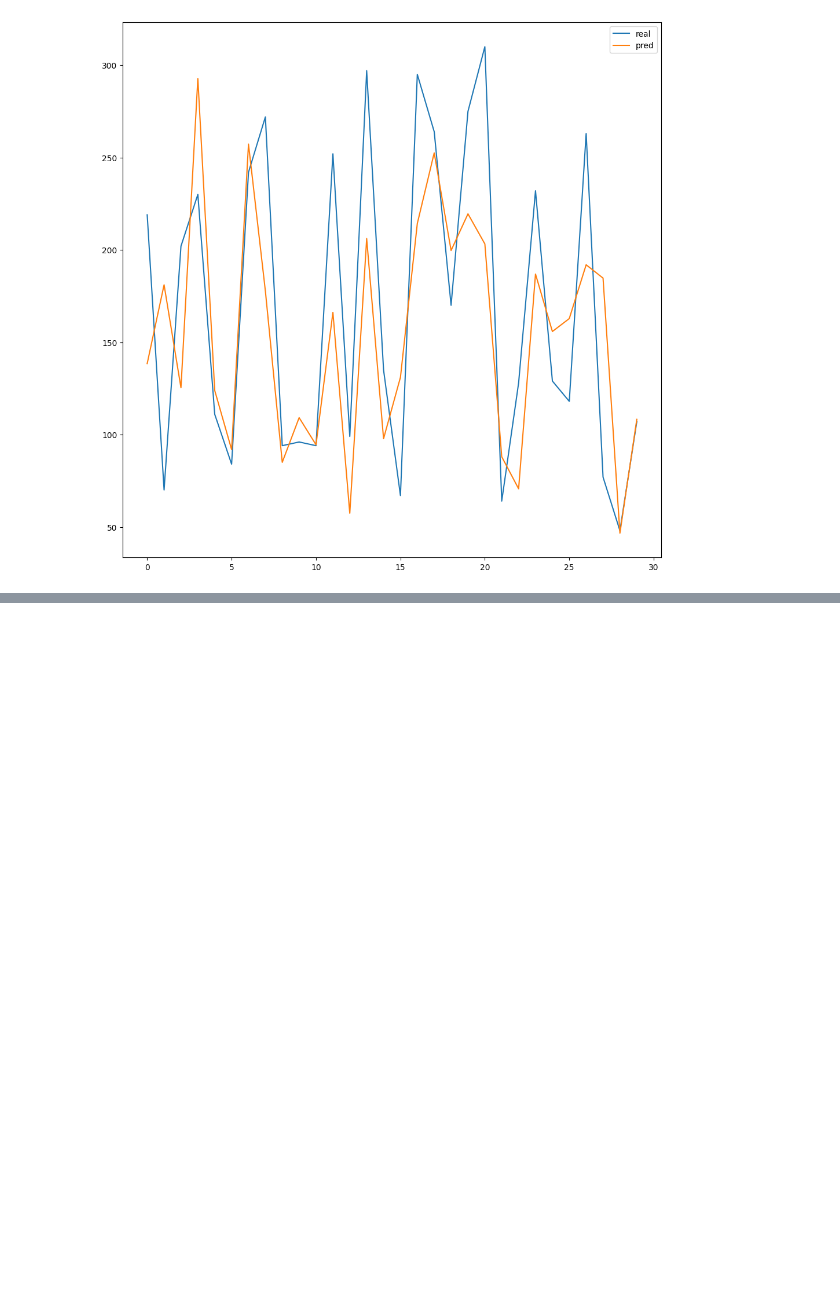
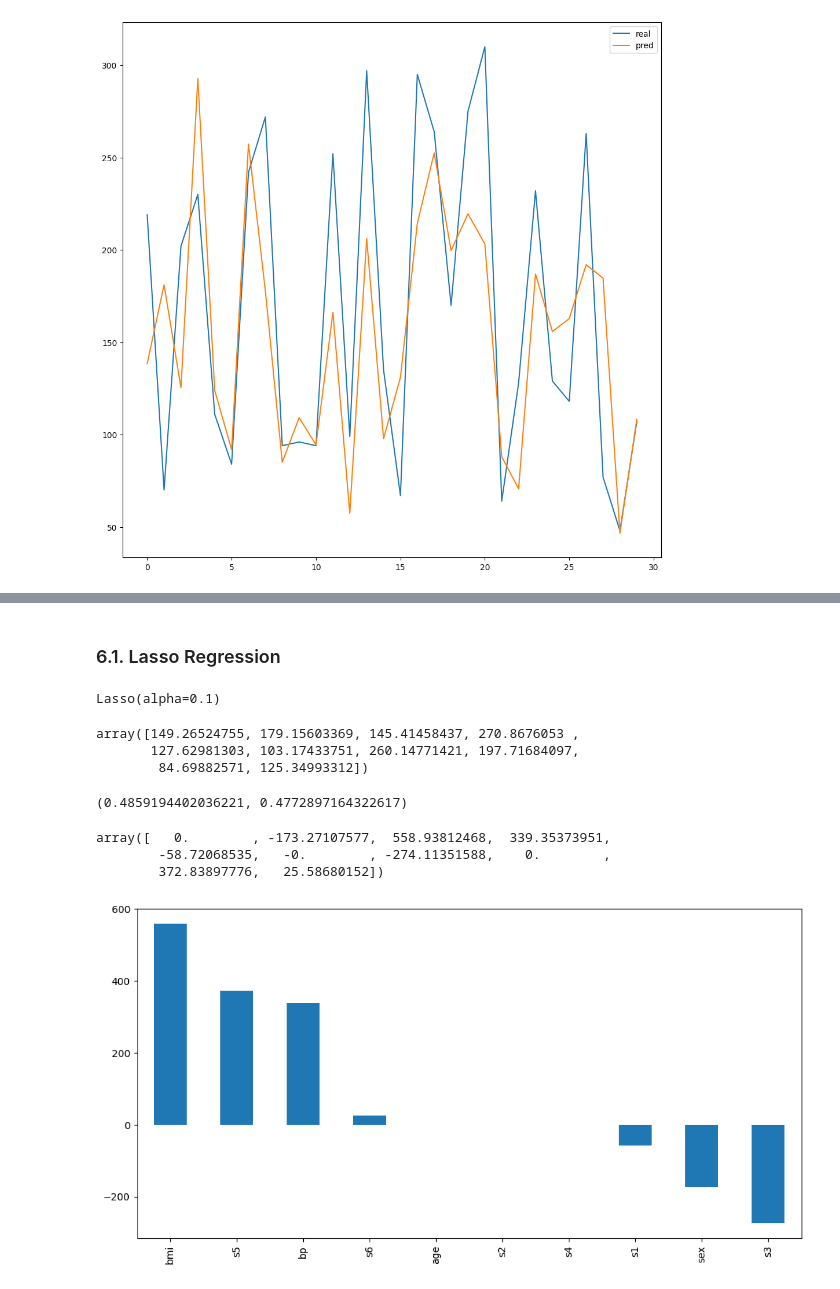
Before and after one commit to JoseJesusLaCasaNieto/Mastermind, a Jupyter notebook: Machine_Learning_I_Regression/Projects/Linear_Regression_Project.ipynb, the cells around one changed output, grey strips where cells are left out. Drawn from its saved outputs; the diff is of its cells as text; code cells hidden in the pictures; blank space fills up the shorter version.

```diff
--- a/Machine_Learning_I_Regression/Projects/Linear_Regression_Project.ipynb
+++ b/Machine_Learning_I_Regression/Projects/Linear_Regression_Project.ipynb
@@ -452,0 +620,2 @@ results.drop('residual', axis=1)[:30].plot(figsize=(12, 12))
+# %% [markdown]
+### 6.1. Lasso Regression
@@ -452,0 +624,32 @@ results.drop('residual', axis=1)[:30].plot(figsize=(12, 12))
+# %%
+lasso = Lasso(alpha=0.1)
+
+lasso.fit(X_train, y_train)
+# %% [output]
+Lasso(alpha=0.1)
+# %%
+lasso_y_pred = lasso.predict(X_test)
+lasso_y_pred[:10]
+# %% [output]
+array([149.26524755, 179.15603369, 145.41458437, 270.8676053 ,
+       127.62981303, 103.17433751, 260.14771421, 197.71684097,
+        84.69882571, 125.34993312])
+# %%
+# Lasso evaluation
+lasso_r2 = lasso.score(X_test, y_test)
+lasso_coef = lasso.coef_
+
+lasso_r2, linreg_r2
+# %% [output]
+(0.4859194402036221, 0.4772897164322617)
+# %%
+lasso_coef
+# %% [output]
+array([   0.        , -173.27107577,  558.93812468,  339.35373951,
+        -58.72068535,   -0.        , -274.11351588,    0.        ,
+        372.83897776,   25.58680152])
+# %%
+pd.Series(lasso_coef, index=diabetes.feature_names).sort_values(ascending=False).plot.bar(figsize=(12, 6))
+plt.show()
+# %% [output]
+[figure, added]
```
Also changed, not shown: parts of 44 cells of this notebook.
